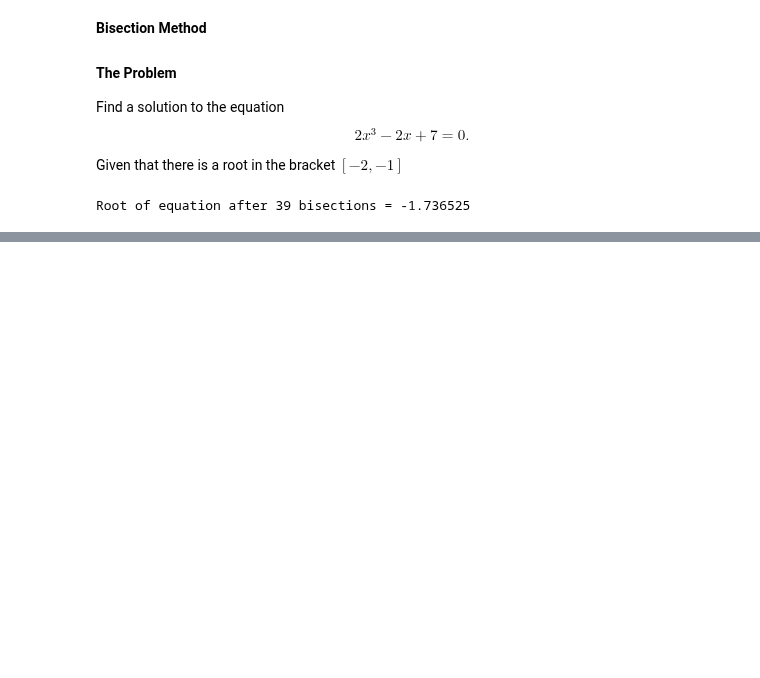
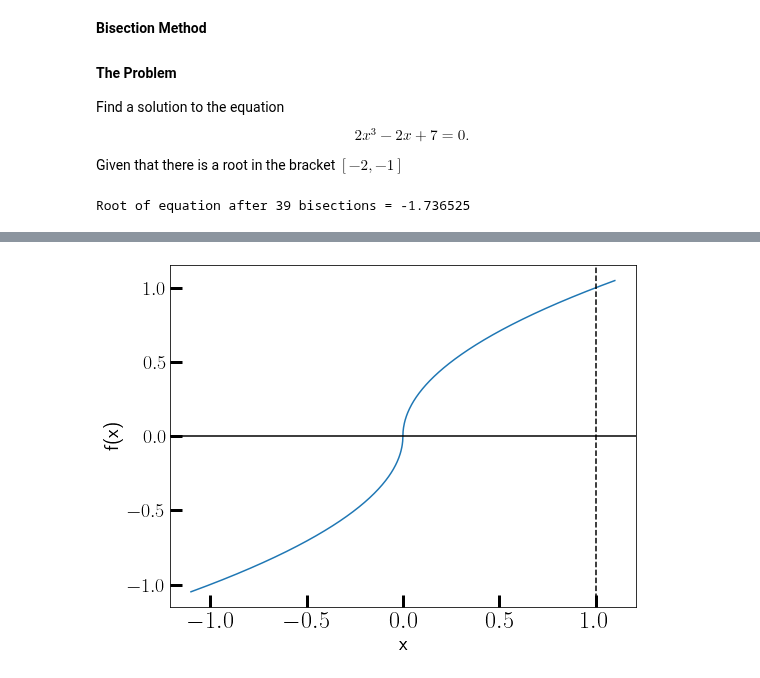
Before and after one commit to hariseldon99/msph402b, a Jupyter notebook: Root_Finding.ipynb, the cells around one changed output, grey strips where cells are left out. Drawn from its saved outputs; the diff is of its cells as text; code cells hidden in the pictures; blank space fills up the shorter version.

```diff
--- a/Root_Finding.ipynb
+++ b/Root_Finding.ipynb
@@ -24,0 +151,18 @@ Root of equation after 39 bisections = -1.736525
+# %%
+import numpy as np
+import matplotlib.pyplot as plt
+plt.rcParams['figure.figsize'] = (8,6)
+plt.rcParams['font.size'] = 20
+
+x0, y0 = 1.0, func(1.0)
+
+x = np.linspace(-1.1, 1.1, 1000)
+y = [func(xi) for xi in x]
+plt.plot(x, y)
+plt.axvline(x=x0, ymax=y0, color="black", linestyle="--")
+plt.axhline(y=0, color="black", linestyle="-")
+plt.xlabel('x')
+plt.ylabel('f(x)')
+plt.show()
+# %% [output]
+[figure, added]
```
Also changed, not shown: parts of 12 cells of this notebook.
